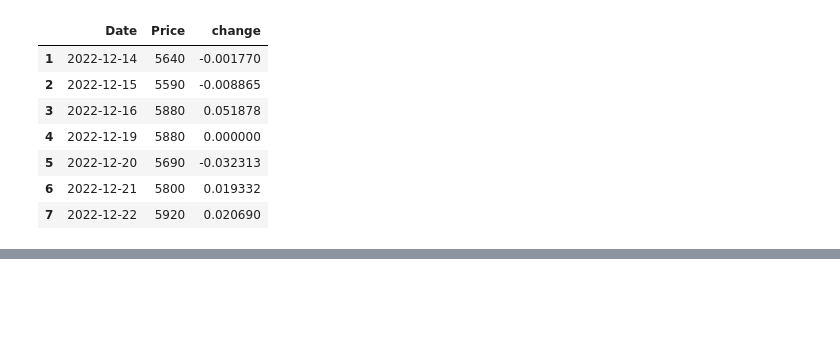
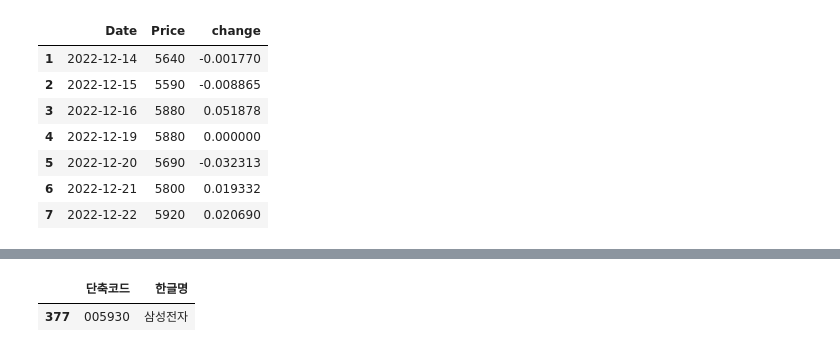
Before and after one commit to kknaks/assingment, a Jupyter notebook: 221228_stock/01_stock_data_base.ipynb, the cells around one changed output, grey strips where cells are left out. Drawn from its saved outputs; the diff is of its cells as text; code cells hidden in the pictures; blank space fills up the shorter version.

```diff
--- a/221228_stock/01_stock_data_base.ipynb
+++ b/221228_stock/01_stock_data_base.ipynb
@@ -68,0 +367,8 @@ df.dropna()
+# %%
+Kospi_df = pd.read_csv('./kospi_code.csv')
+Kosdaq_df = pd.read_csv('./kosdaq_code.csv')
+kospi = Kospi_df.filter(items= ['단축코드','한글명'])
+kosdaq = Kosdaq_df.filter(items= ['단축코드','한글종목명'])
+# %% [output]
+|  | 단축코드 | 한글명 |
+| 377 | 005930 | 삼성전자 |
```
Also changed, not shown: parts of 16 cells of this notebook, 5 other files.
